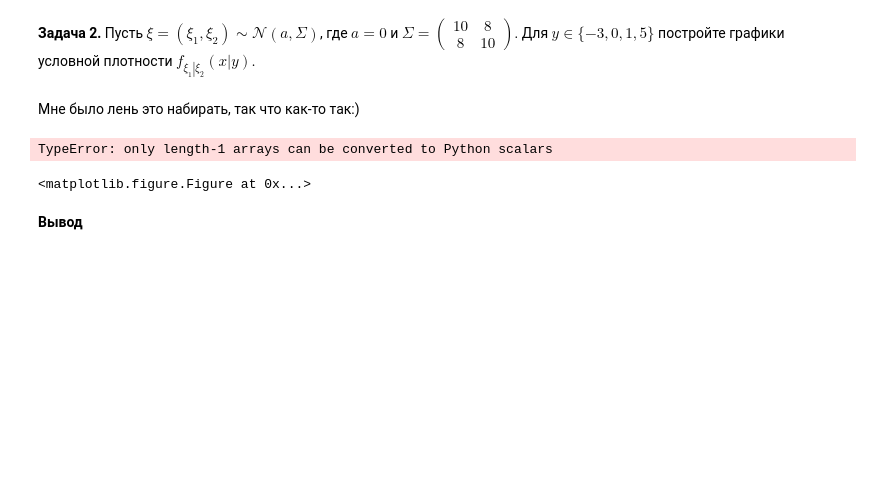
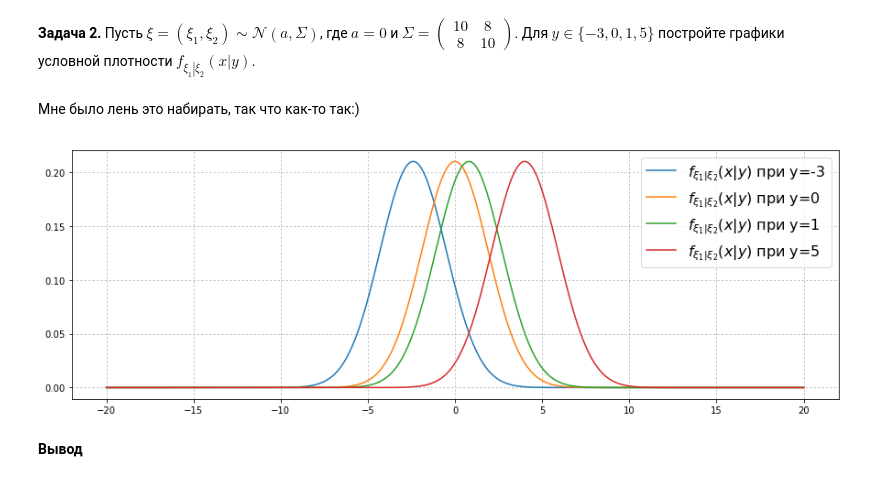
Before and after one commit to vanderwardan/math-statistics, a Jupyter notebook: Task3/3.29.ipynb, the cells around one changed output. Saved outputs shown, nothing was run; the diff lists cells and outputs as text; code cells hidden in the pictures; blank space fills up the shorter version.

```diff
--- a/Task3/3.29.ipynb
+++ b/Task3/3.29.ipynb
@@ -99,18 +99,17 @@ from IPython.display import Image
 Image(filename='task2.jpg')
 # %%
 y_ = [-3, 0, 1, 5]
-sample = np.linspace(0, 100, 500)
+sample = np.linspace(-20, 20, 500)
 def f(x, y):
-    return math.sqrt(5 / math.pi) / 6 * math.exp(-5 * x**2 / 36 + 2 / 9 * x * y - 4 * y**2 / 45)
+    return np.sqrt(5 / np.pi) / 6 * np.exp(-5 * x**2 / 36 + 2 / 9 * x * y - 4 * y**2 / 45)
 plt.figure(figsize=(15, 5))
 for y in y_:
-    plt.plot(sample, f(sample, y), label='$f_{\\left(\\xi_1|\\xi_2\\right)} \\left(x|y\\right)$')
+    plt.plot(sample, f(sample, y), label='$f_{\\xi_1|\\xi_2} \\left(x|y\\right)$ при y=' + '{}'.format(y))
 plt.legend(fontsize=16)
 plt.grid(ls=":")
 plt.show()
 # %% [output]
-TypeError: only length-1 arrays can be converted to Python scalars
-<matplotlib.figure.Figure at 0x...>
+[figure, added]
 # %% [markdown]
 **Вывод**
 # %% [markdown]
```
Also changed, not shown: parts of 17 cells of this notebook, 1 other file.
